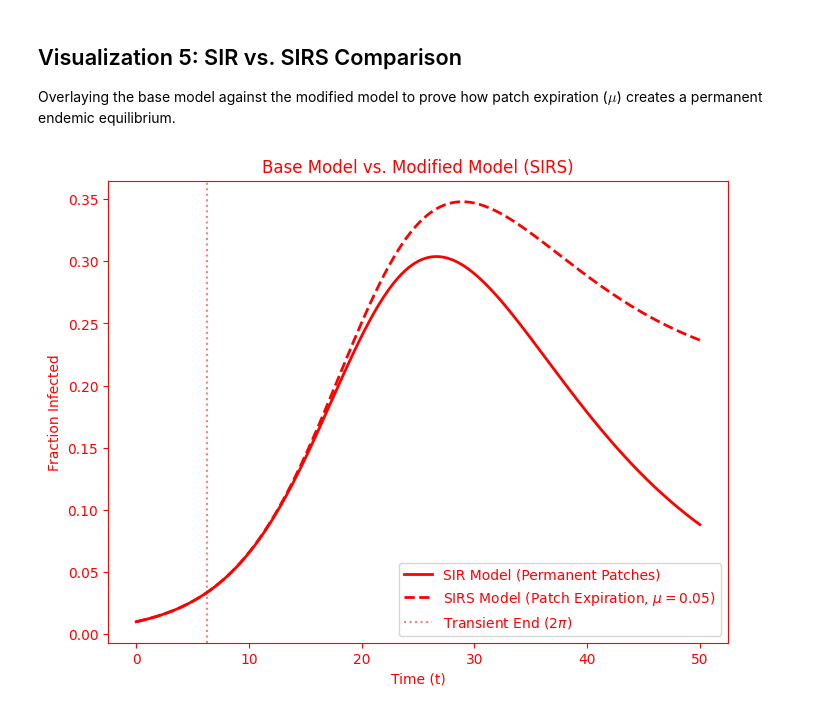
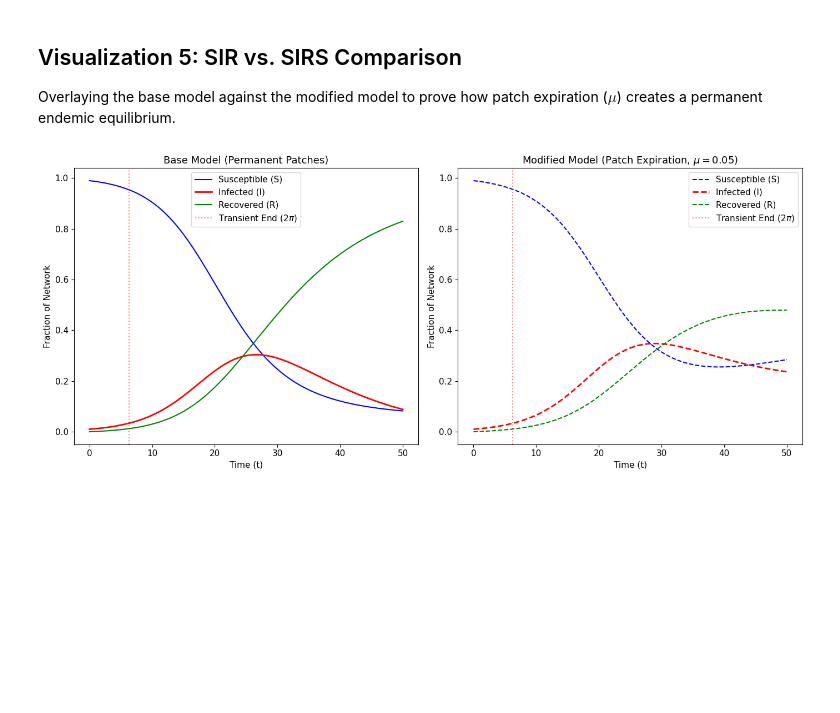
Before and after one commit to zealshahh/diffeq-final-project, a Jupyter notebook: finalcode.ipynb, the cells around one changed output. Saved outputs shown, nothing was run; the diff lists cells and outputs as text; code cells hidden in the pictures; blank space fills up the shorter version.

```diff
--- a/finalcode.ipynb
+++ b/finalcode.ipynb
@@ -9,13 +9,8 @@ import numpy as np
 import matplotlib.pyplot as plt
 from scipy.integrate import odeint
 
-# Global aesthetic settings
-# Setting all text and axis colors to red to match visual requirements
-plt.rcParams['text.color'] = 'red'
-plt.rcParams['axes.labelcolor'] = 'red'
-plt.rcParams['xtick.color'] = 'red'
-plt.rcParams['ytick.color'] = 'red'
-plt.rcParams['axes.edgecolor'] = 'red'
+plt.rcParams['font.size'] = 11
+plt.rcParams['axes.titlesize'] = 13
 # %% [markdown]
 ## 1. Defining the Differential Equations
 Here we set up the system of ODEs that govern the change in device states over time for both the base SIR model (permanent patches) and the modified SIRS model (expiring patches).
@@ -174,25 +156,35 @@ plt.show()
 ## Visualization 5: SIR vs. SIRS Comparison
 Overlaying the base model against the modified model to prove how patch expiration ($\mu$) creates a permanent endemic equilibrium.
 # %%
-# --- VISUALIZATION 5: SIR VS SIRS COMPARISON ---
-fig5, ax = plt.subplots(figsize=(8, 6))
+# --- VISUALIZATION 5: SIR VS SIRS COMPARISON (ALL COMPARTMENTS) ---
+fig5, axes = plt.subplots(1, 2, figsize=(14, 6))
 
-# Base model: Gamma = 0.1, Beta = 0.3
 sol_sir = odeint(sir_model, y0, t, args=(0.3, 0.1))
-
-# Modified model: Adding patch expiration mu = 0.05
 sol_sirs = odeint(sirs_model, y0, t, args=(0.3, 0.1, 0.05))
 
-ax.plot(t, sol_sir[:, 1], 'r-', linewidth=2, label='SIR Model (Permanent Patches)')
-ax.plot(t, sol_sirs[:, 1], 'r--', linewidth=2, label=r'SIRS Model (Patch Expiration, $\mu=0.05$)')
+# LEFT PANEL: Base SIR Model
+axes[0].plot(t, sol_sir[:, 0], 'b-', label='Susceptible (S)')
+axes[0].plot(t, sol_sir[:, 1], 'r-', linewidth=2, label='Infected (I)')
+axes[0].plot(t, sol_sir[:, 2], 'g-', label='Recovered (R)')
+axes[0].axvline(2*np.pi, color='red', linestyle=':', alpha=0.5, label=r'Transient End ($2\pi$)')
 
-# Mark the transient state
-ax.axvline(2*np.pi, color='red', linestyle=':', alpha=0.5, label=r'Transient End ($2\pi$)')
+axes[0].set_title('Base Model (Permanent Patches)')
+axes[0].set_xlabel('Time (t)')
+axes[0].set_ylabel('Fraction of Network')
+axes[0].legend()
 
-ax.set_xlabel('Time (t)')
-ax.set_ylabel('Fraction Infected')
-ax.set_title('Base Model vs. Modified Model (SIRS)')
-ax.legend()
+# RIGHT PANEL: Modified SIRS Model
+axes[1].plot(t, sol_sirs[:, 0], 'b--', label='Susceptible (S)')
+axes[1].plot(t, sol_sirs[:, 1], 'r--', linewidth=2, label='Infected (I)')
+axes[1].plot(t, sol_sirs[:, 2], 'g--', label='Recovered (R)')
+axes[1].axvline(2*np.pi, color='red', linestyle=':', alpha=0.5, label=r'Transient End ($2\pi$)')
+
+axes[1].set_title(r'Modified Model (Patch Expiration, $\mu=0.05$)')
+axes[1].set_xlabel('Time (t)')
+axes[1].set_ylabel('Fraction of Network')
+axes[1].legend()
+
+plt.tight_layout()
 plt.show()
 # %% [output]
-[figure, old version]
+[figure, new version]
```
Also changed, not shown: parts of 5 cells of this notebook.
